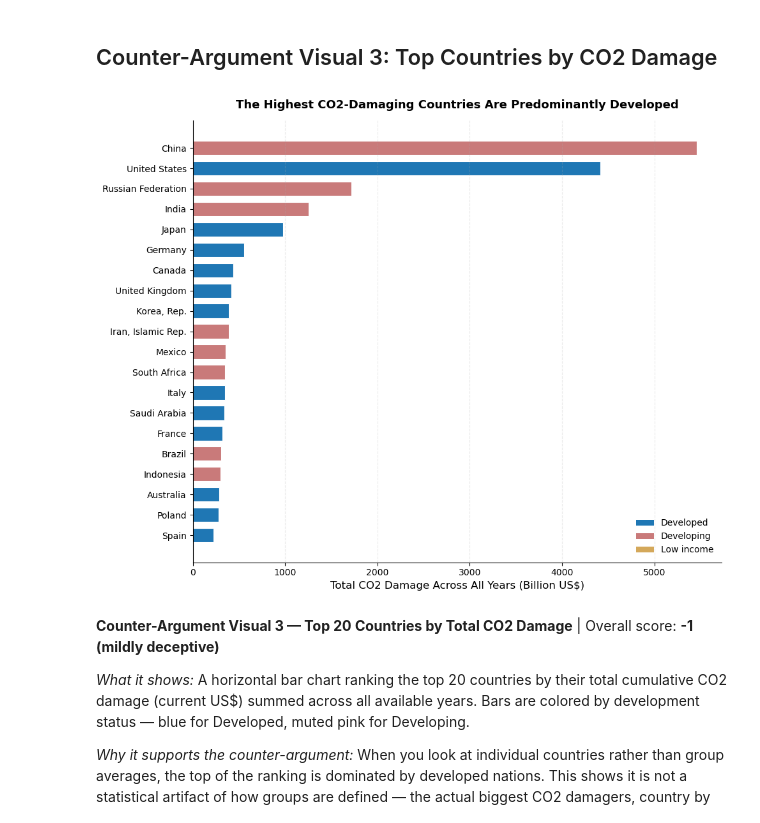
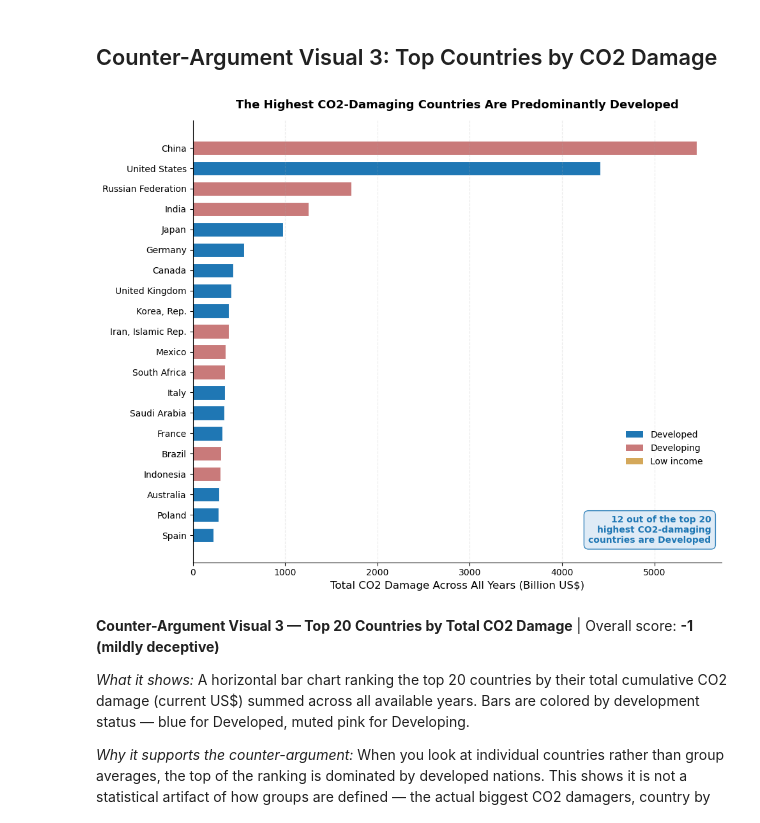
Before and after one commit to matthewviray/dsc106-proj2, a Jupyter notebook: project_2_outline.ipynb, the cells around one changed output. Saved outputs shown, nothing was run; the diff lists cells and outputs as text; code cells hidden in the pictures.

```diff
--- a/project_2_outline.ipynb
+++ b/project_2_outline.ipynb
@@ -518,8 +518,6 @@ df_c = merged_all[['Country Name', 'DevelopmentStatus', abs_col]].copy()
 df_c[abs_col] = pd.to_numeric(df_c[abs_col], errors='coerce')
 df_c = df_c.dropna(subset=['DevelopmentStatus', abs_col])
 
-# Sum CO2 damage across all years per country (total historical contribution)
-# then rank and take top 20
 country_totals = (
     df_c.groupby(['Country Name', 'DevelopmentStatus'])[abs_col]
     .sum()
@@ -529,36 +527,46 @@ country_totals = (
     .head(20)
     .sort_values('total_co2', ascending=True)
 )
 country_totals['total_co2_B'] = country_totals['total_co2'] / 1e9
 
-color_map = {'Developed': '#1f77b4', 'Developing': '#c97a7a', 'Low income': '#d4a85a'}
+color_map  = {'Developed': '#1f77b4', 'Developing': '#c97a7a', 'Low income': '#d4a85a'}
 bar_colors = [color_map.get(s, '#cccccc') for s in country_totals['DevelopmentStatus']]
+n_developed = (country_totals['DevelopmentStatus'] == 'Developed').sum()
 
 fig, ax = plt.subplots(figsize=(10, 8))
 fig.patch.set_facecolor('white')
 ax.set_facecolor('white')
 
 ax.barh(country_totals['Country Name'], country_totals['total_co2_B'],
         color=bar_colors, edgecolor='white', linewidth=0.8, height=0.7)
 
 ax.set_xlabel('Total CO2 Damage Across All Years (Billion US$)', fontsize=12)
 ax.set_title('The Highest CO2-Damaging Countries Are Predominantly Developed',
              fontsize=13, fontweight='bold', pad=14)
 ax.spines[['top', 'right']].set_visible(False)
 ax.tick_params(axis='both', labelsize=10)
 ax.grid(axis='x', alpha=0.25, linestyle='--')
 
+# Insight bubble
+ax.text(0.98, 0.04,
+        f'{n_developed} out of the top 20\nhighest CO2-damaging\ncountries are Developed',
+        transform=ax.transAxes, fontsize=10, va='bottom', ha='right',
+        color='#1f77b4', fontweight='bold',
+        bbox=dict(boxstyle='round,pad=0.5', facecolor='#dce9f5',
+                  edgecolor='#1f77b4', alpha=0.9))
+
 legend_elements = [
     Patch(facecolor='#1f77b4', label='Developed'),
     Patch(facecolor='#c97a7a', label='Developing'),
     Patch(facecolor='#d4a85a', label='Low income'),
 ]
-ax.legend(handles=legend_elements, fontsize=10, frameon=False, loc='lower right')
+ax.legend(handles=legend_elements, fontsize=10, frameon=False,
+          loc='lower right', bbox_to_anchor=(0.98, 0.2))
 
 plt.tight_layout()
 plt.show()
 # %% [output]
-[figure, old version]
+[figure, new version]
 # %% [markdown]
 **Counter-Argument Visual 3 — Top 20 Countries by Total CO2 Damage** | Overall score: **-1 (mildly deceptive)**
 
```
Also changed, not shown: parts of 9 cells of this notebook.
